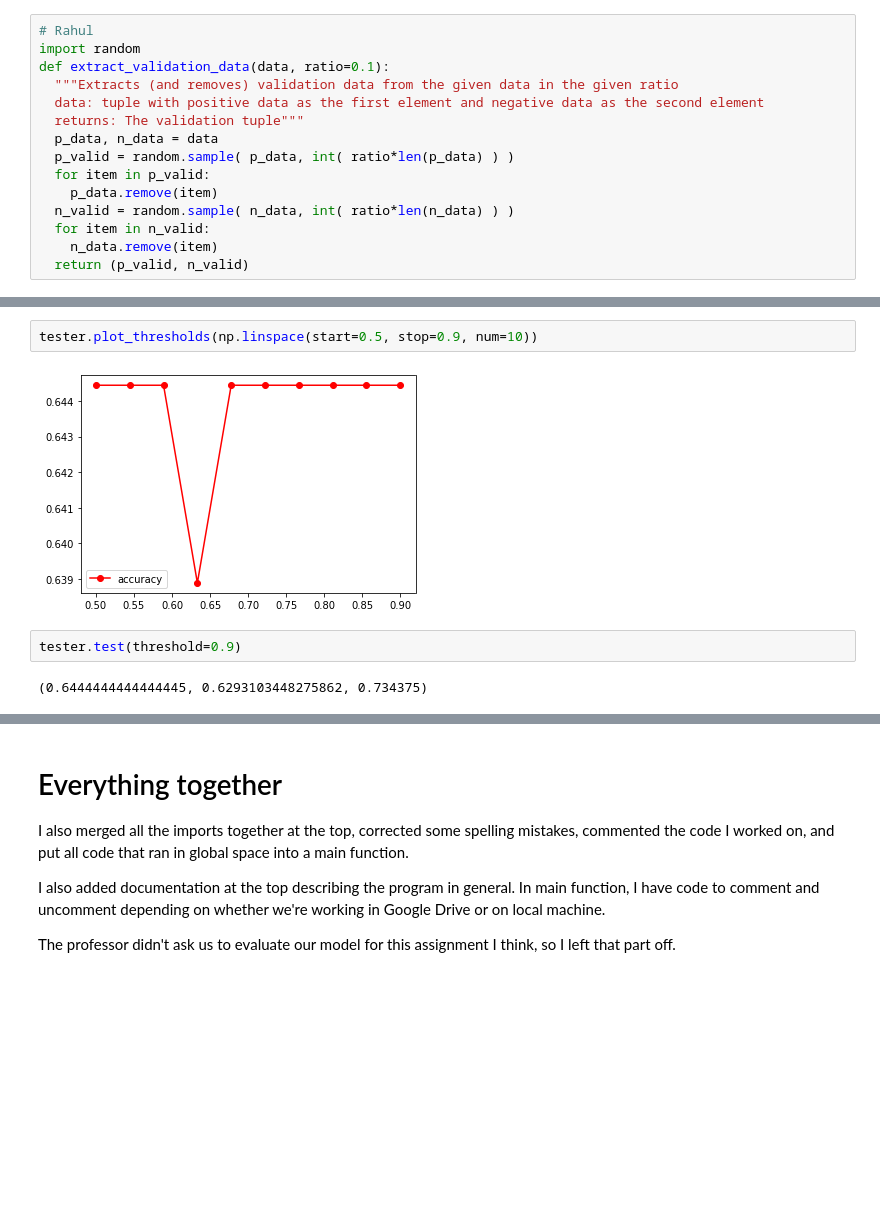
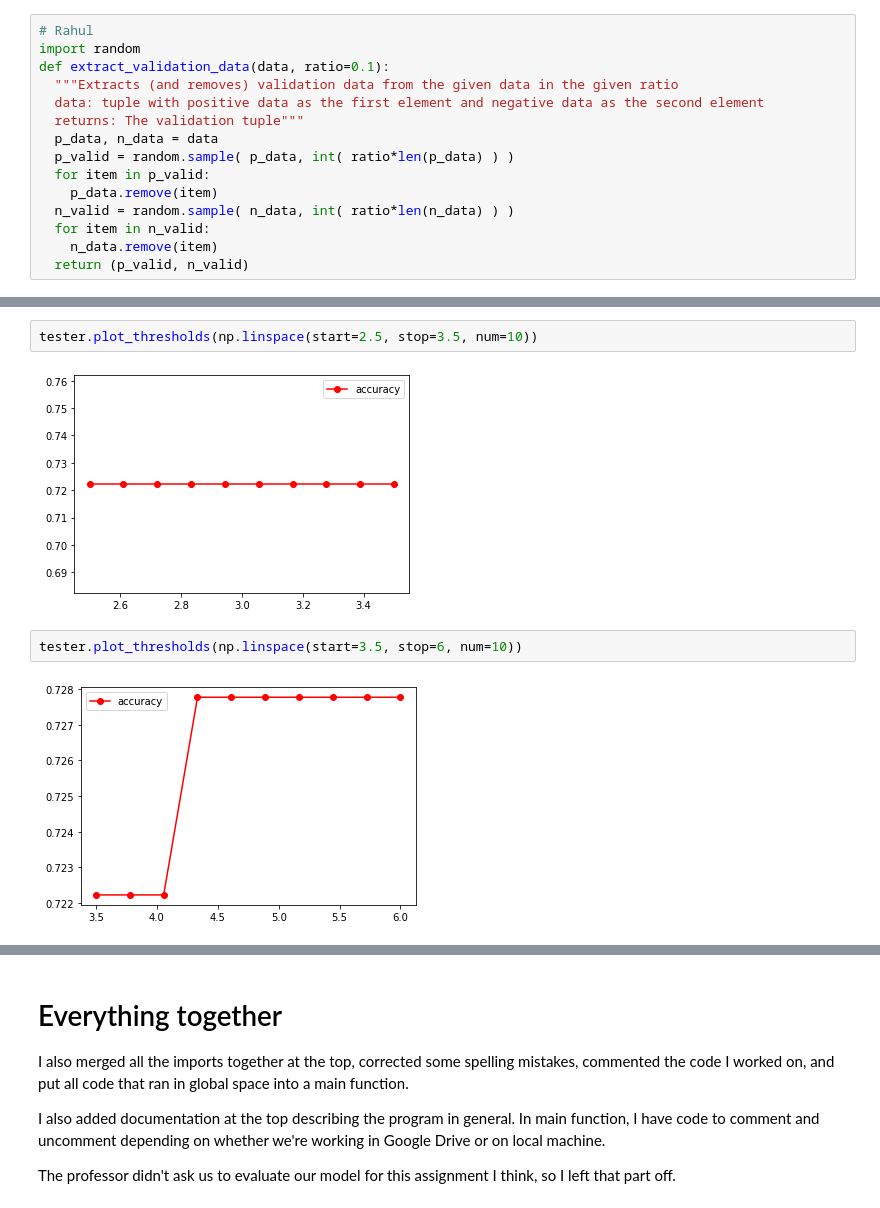
Before and after one commit to RK22000/Rahuls-Another-Motion-Picture-Review-Classifier, a Jupyter notebook: RAMPRC.ipynb, the cells around one changed output, grey strips where cells are left out. Cells and saved outputs as stored; diff of their text form; blank space fills up the shorter version.

```diff
--- a/RAMPRC.ipynb
+++ b/RAMPRC.ipynb
@@ -367,8 +585,8 @@ tester.plot_thresholds(np.linspace(start=0.1, stop=1.5, num=10))
+# %%
+tester.plot_thresholds(np.linspace(start=2.5, stop=3.5, num=10))
+# %% [output]
+[figure, added]
 # %%
-tester.plot_thresholds(np.linspace(start=0.5, stop=0.9, num=10))
+tester.plot_thresholds(np.linspace(start=3.5, stop=6, num=10))
 # %% [output]
-[figure, old version]
+[figure, new version]
-# %%
-tester.test(threshold=0.9)
-# %% [output]
-(0.6444444444444445, 0.6293103448275862, 0.734375)
```
Also changed, not shown: parts of 30 cells of this notebook.
